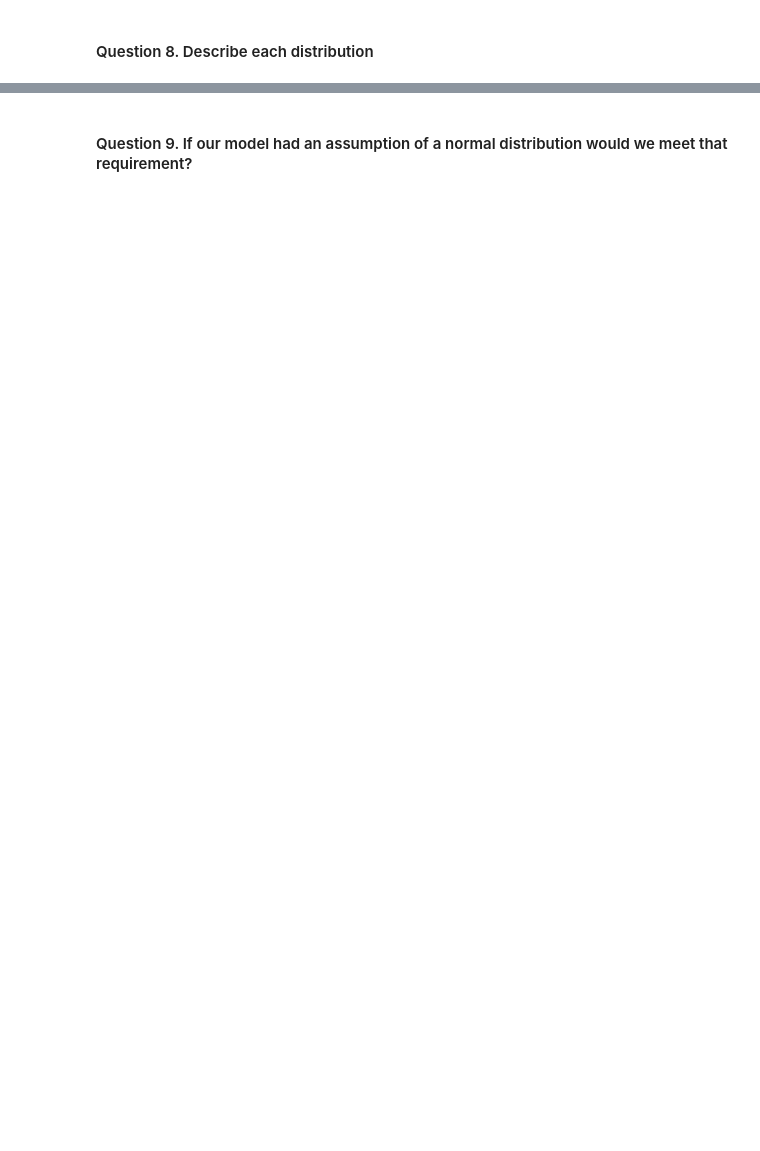
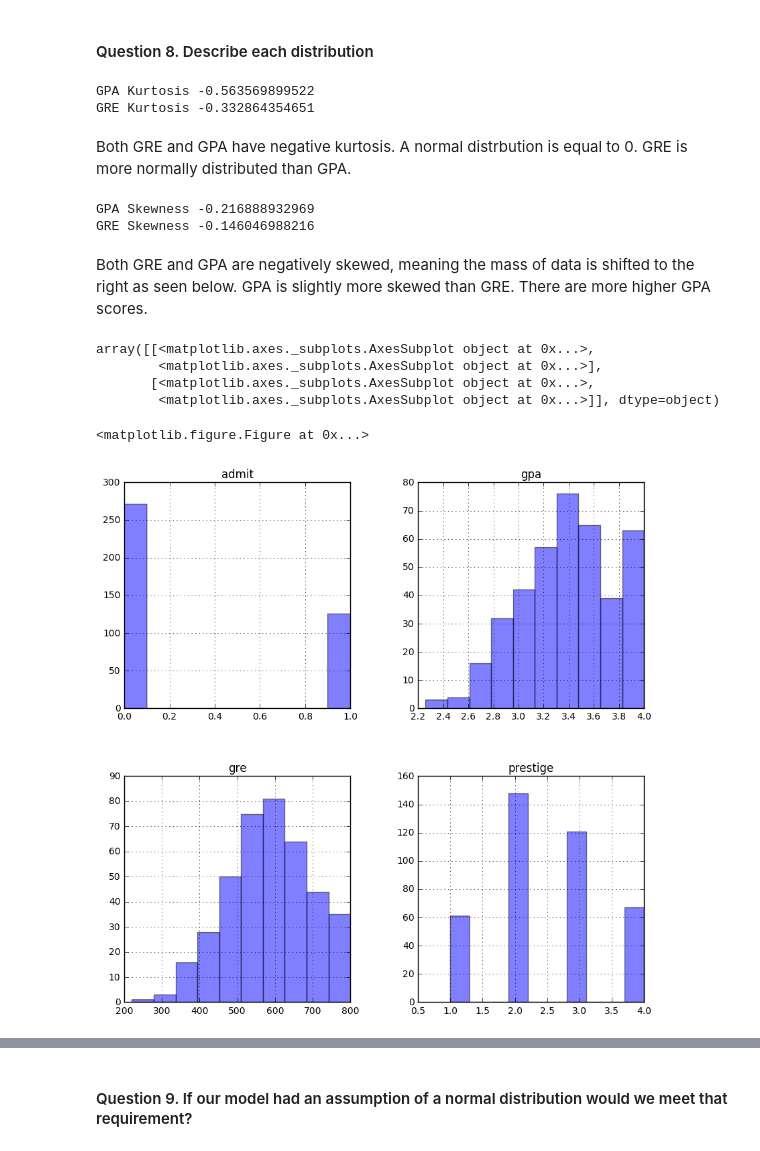
Before and after one commit to akell47/DataSciCourse, a Jupyter notebook: projects/unit-projects/project-2/starter-code/project2-starter.ipynb, the cells around one changed output, grey strips where cells are left out. Cells and saved outputs as stored; diff of their text form; code cells hidden in the pictures; blank space fills up the shorter version.

```diff
--- a/projects/unit-projects/project-2/starter-code/project2-starter.ipynb
+++ b/projects/unit-projects/project-2/starter-code/project2-starter.ipynb
@@ -141,0 +228,27 @@ Answer:
+# %%
+print "GPA Kurtosis", df.gpa.kurt()
+print "GRE Kurtosis", df.gre.kurt()
+# %% [output]
+GPA Kurtosis -0.563569899522
+GRE Kurtosis -0.332864354651
+# %% [markdown]
+Both GRE and GPA have negative kurtosis. A normal distrbution is equal to 0.  GRE is more normally distributed than GPA.
+# %%
+print "GPA Skewness", df.gpa.skew()
+print "GRE Skewness", df.gre.skew()
+# %% [output]
+GPA Skewness -0.216888932969
+GRE Skewness -0.146046988216
+# %% [markdown]
+Both GRE and GPA are negatively skewed, meaning the mass of data is shifted to the right as seen below. GPA is slightly more skewed than GRE. There are more higher GPA scores.
+# %%
+plt.figure()
+
+df.hist(color=('b'), alpha=.5, bins=10, figsize = (10,10))
+# %% [output]
+array([[<matplotlib.axes._subplots.AxesSubplot object at 0x...>,
+        <matplotlib.axes._subplots.AxesSubplot object at 0x...>],
+       [<matplotlib.axes._subplots.AxesSubplot object at 0x...>,
+        <matplotlib.axes._subplots.AxesSubplot object at 0x...>]], dtype=object)
+<matplotlib.figure.Figure at 0x...>
+[figure, added]
```
Also changed, not shown: parts of 49 cells of this notebook.
